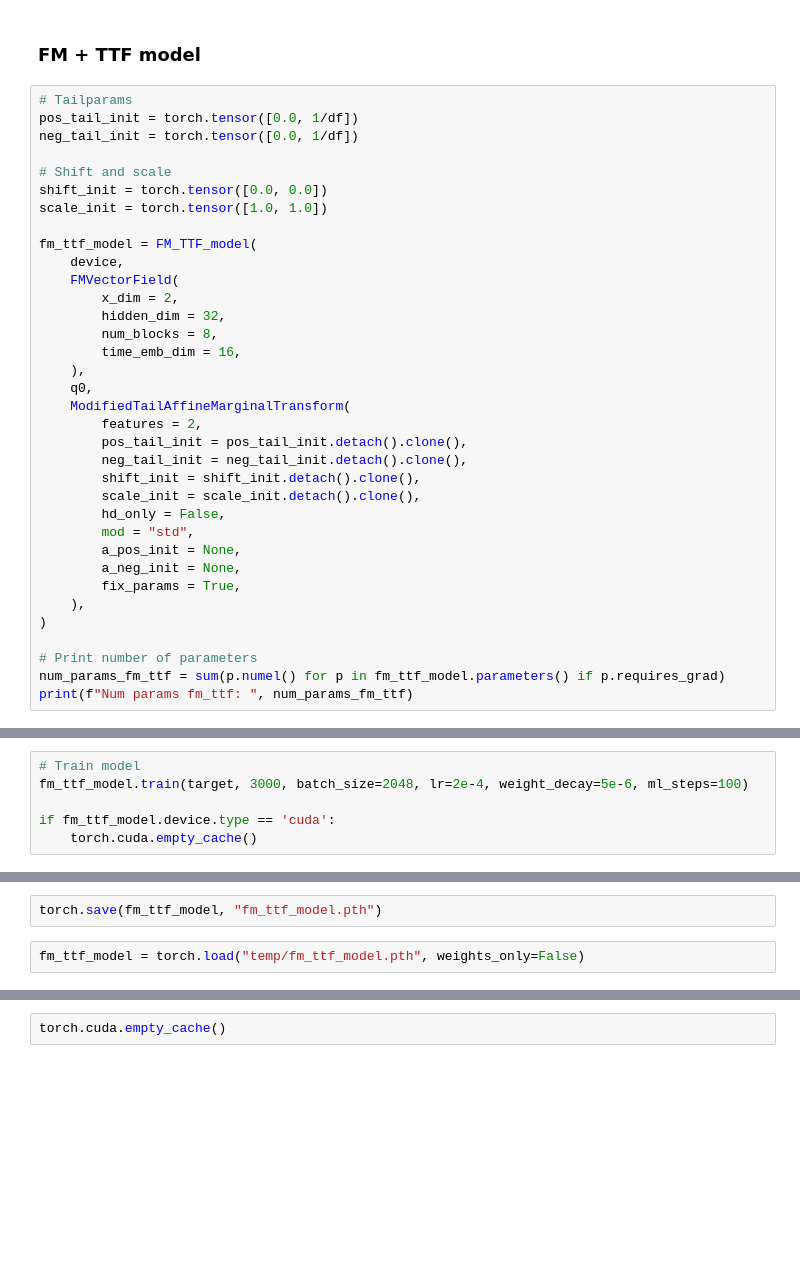
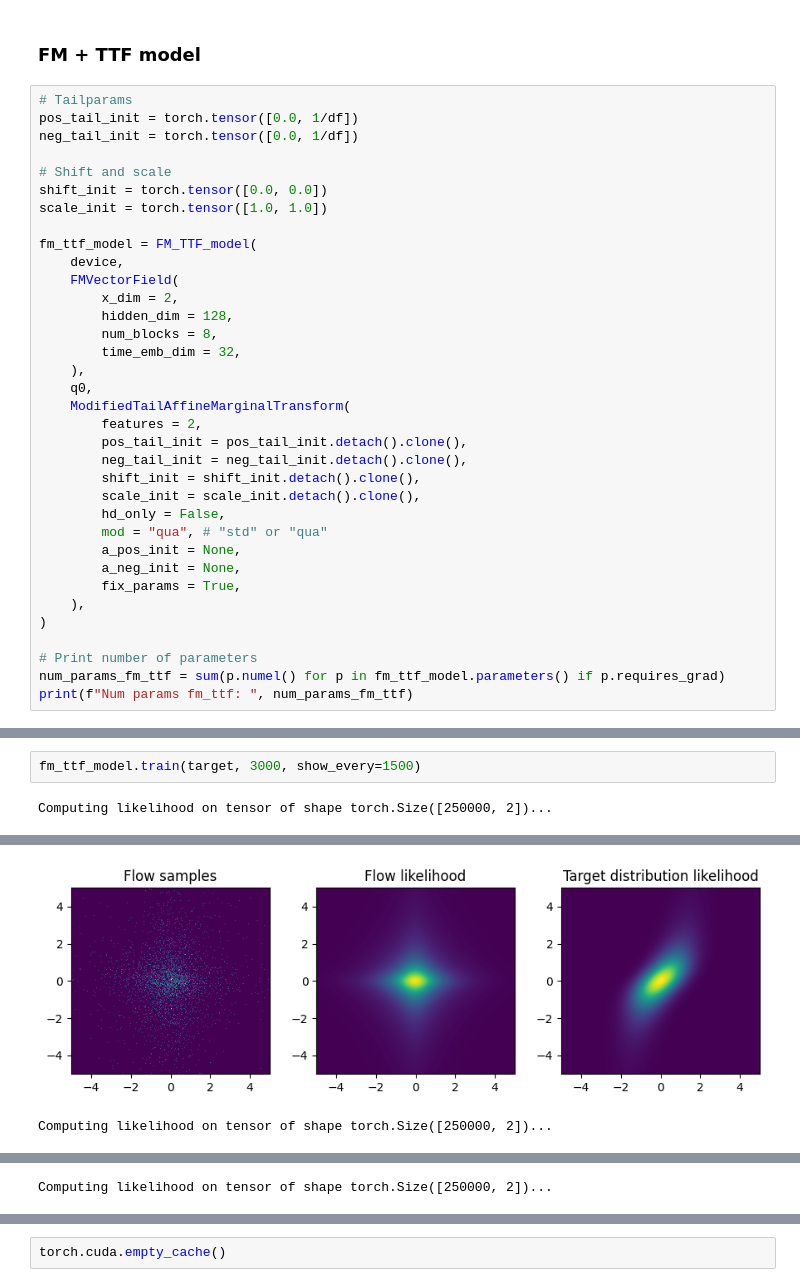
Before and after one commit to Lukas2412/tailnflows, a Jupyter notebook: experiments/density_estimation_synthetic/ttf_artifacts_and_modifications_exploration.ipynb, the cells around one changed output, grey strips where cells are left out. Drawn from its saved outputs; the diff is of its cells as text; blank space fills up the shorter version.

```diff
--- a/experiments/density_estimation_synthetic/ttf_artifacts_and_modifications_exploration.ipynb
+++ b/experiments/density_estimation_synthetic/ttf_artifacts_and_modifications_exploration.ipynb
@@ -1427,9 +1107,9 @@ fm_ttf_model = FM_TTF_model(
     device,
     FMVectorField(
         x_dim = 2,
-        hidden_dim = 32,
+        hidden_dim = 128,
         num_blocks = 8,
-        time_emb_dim = 16,
+        time_emb_dim = 32,
     ),
     q0,
     ModifiedTailAffineMarginalTransform(
@@ -1439,7 +1119,7 @@ fm_ttf_model = FM_TTF_model(
         shift_init = shift_init.detach().clone(),
         scale_init = scale_init.detach().clone(),
         hd_only = False,
-        mod = "std",
+        mod = "qua", # "std" or "qua"
         a_pos_init = None,
         a_neg_init = None,
         fix_params = True,
@@ -1452,6 +1148,4 @@ print(f"Num params fm_ttf: ", num_params_fm_ttf)
 # %%
-# Train model
-fm_ttf_model.train(target, 3000, batch_size=2048, lr=2e-4, weight_decay=5e-6, ml_steps=100)
-
-if fm_ttf_model.device.type == 'cuda':
-    torch.cuda.empty_cache()
+fm_ttf_model.train(target, 3000, show_every=1500)
+# %% [output]
+Computing likelihood on tensor of shape torch.Size([250000, 2])...
@@ -1457,0 +1153,2 @@ if fm_ttf_model.device.type == 'cuda':
+[figure, added]
+Computing likelihood on tensor of shape torch.Size([250000, 2])...
@@ -1458,6 +1158,3 @@ if fm_ttf_model.device.type == 'cuda':
+Computing likelihood on tensor of shape torch.Size([250000, 2])...
-# %%
-torch.save(fm_ttf_model, "fm_ttf_model.pth")
-# %%
-fm_ttf_model = torch.load("temp/fm_ttf_model.pth", weights_only=False)
 # %%
 # Compute average NLL per sample and dim
```
Also changed, not shown: parts of 39 cells of this notebook.
